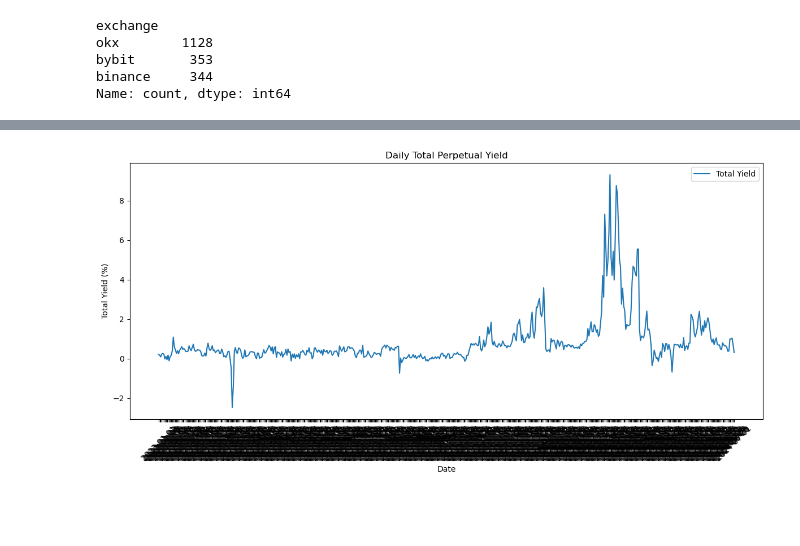
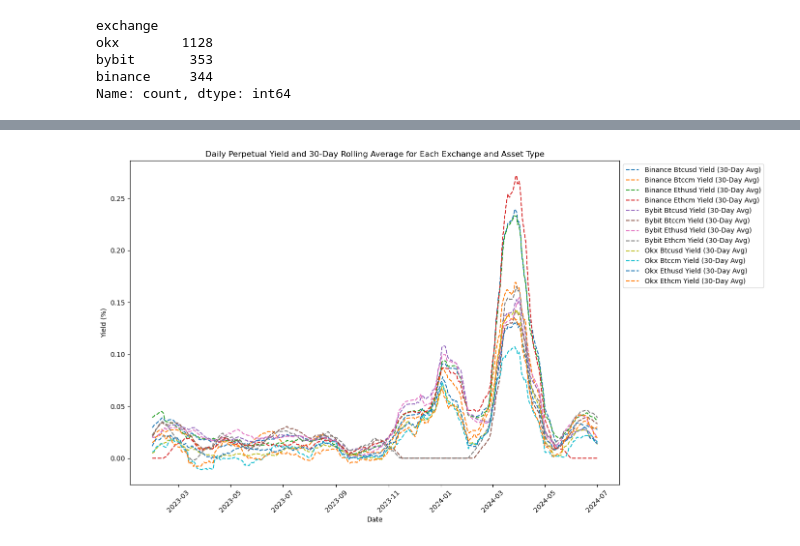
Before and after one commit to AHA-HH/optimising-funding-rate-arbitrage, a Jupyter notebook: analysis/exploratory.ipynb, the cells around one changed output, grey strips where cells are left out. Saved outputs shown, nothing was run; the diff lists cells and outputs as text; code cells hidden in the pictures; blank space fills up the shorter version.

```diff
--- a/analysis/exploratory.ipynb
+++ b/analysis/exploratory.ipynb
@@ -266,33 +258,39 @@ plt.show()
-# %%
-import matplotlib.pyplot as plt
-
-yield_filepath = './results/test1/yield.csv'
-yield_df = pd.read_csv(yield_filepath)
-
-# Calculate the total yield by summing the individual yields for each date
-yield_df['total_yield'] = (
-    yield_df['binance_btc_yield'] +
-    yield_df['binance_eth_yield'] +
-    yield_df['bybit_btc_yield'] +
-    yield_df['bybit_eth_yield'] +
-    yield_df['okx_btc_yield'] +
-    yield_df['okx_eth_yield']
-)
-
-# Plot the total perpetual yield
-plt.figure(figsize=(12, 6))
-
-plt.plot(yield_df['date'], yield_df['total_yield'], label='Total Yield')
-
-# Add labels and title
-plt.xlabel('Date')
-plt.ylabel('Total Yield (%)')
-plt.title('Daily Total Perpetual Yield')
-plt.legend()
-plt.xticks(rotation=45)
-plt.tight_layout()
-
-# Show the plot
-plt.show()
-# %% [output]
-[figure, removed]
+# %%
+import matplotlib.pyplot as plt
+import pandas as pd
+
+yield_filepath = './results/test/yield.csv'
+yield_df = pd.read_csv(yield_filepath)
+
+# Convert 'date' to datetime
+yield_df['date'] = pd.to_datetime(yield_df['date'])
+
+# Calculate a 30-day rolling average for each yield column
+columns_to_average = [
+    'binance_btcusd_yield', 'binance_btccm_yield', 'binance_ethusd_yield', 'binance_ethcm_yield',
+    'bybit_btcusd_yield', 'bybit_btccm_yield', 'bybit_ethusd_yield', 'bybit_ethcm_yield',
+    'okx_btcusd_yield', 'okx_btccm_yield', 'okx_ethusd_yield', 'okx_ethcm_yield'
+]
+
+for column in columns_to_average:
+    yield_df[f'{column}_rolling'] = yield_df[column].rolling(window=30).mean()
+
+plt.figure(figsize=(14, 8))
+
+# Plot the yields for each exchange and asset type
+for column in columns_to_average:
+    # plt.plot(yield_df['date'], yield_df[column], label=f'{column.replace("_", " ").title()}')
+    plt.plot(yield_df['date'], yield_df[f'{column}_rolling'], linestyle='--', label=f'{column.replace("_", " ").title()} (30-Day Avg)')
+
+# Add labels and title
+plt.xlabel('Date')
+plt.ylabel('Yield (%)')
+plt.title('Daily Perpetual Yield and 30-Day Rolling Average for Each Exchange and Asset Type')
+plt.legend(loc='upper left', bbox_to_anchor=(1, 1), ncol=1)
+plt.xticks(rotation=45)
+plt.tight_layout()
+
+# Show the plot
+plt.show()
+# %% [output]
+[figure, added]
```
Also changed, not shown: parts of 5 cells of this notebook, 1 other file.
